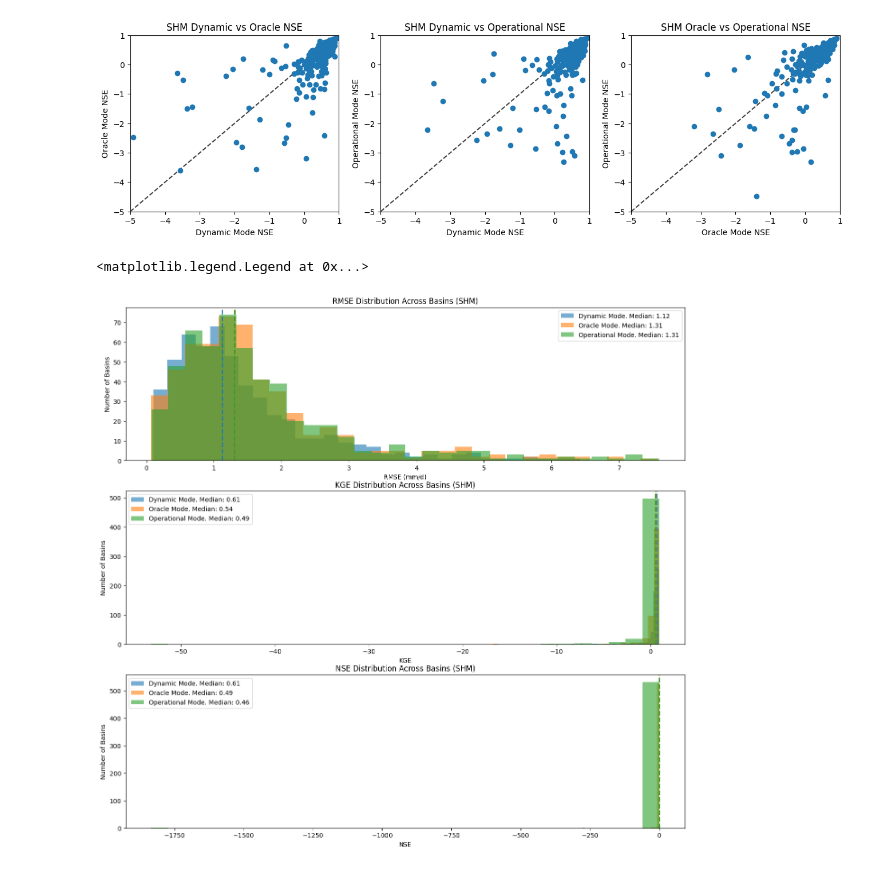
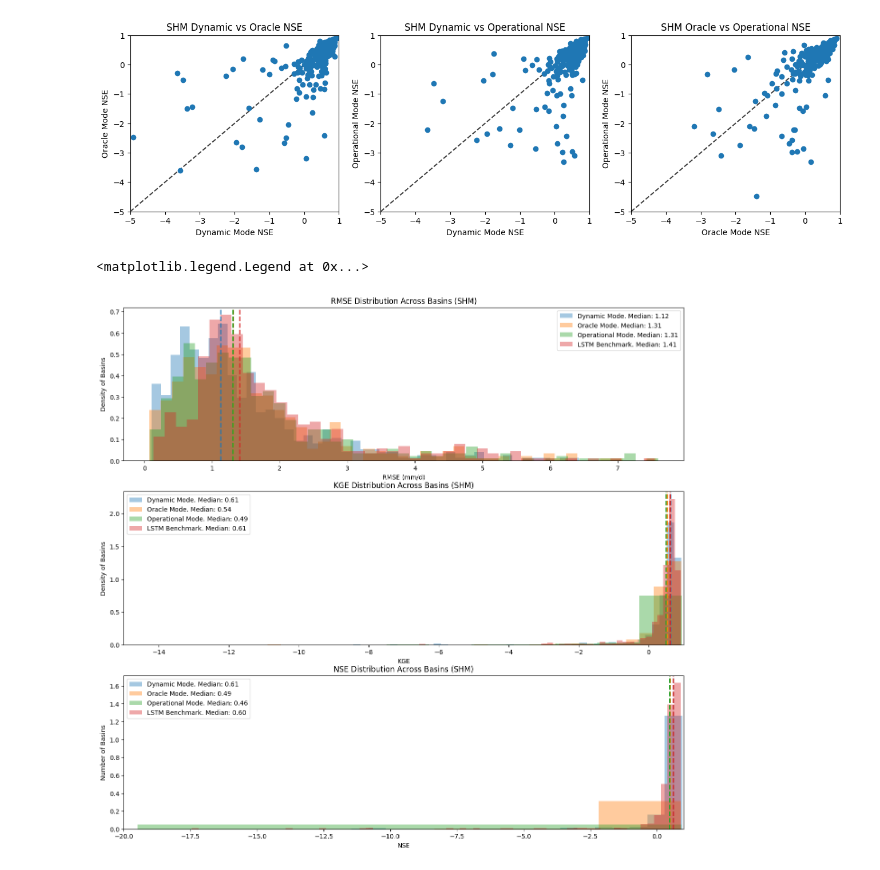
Before and after one commit to mines-ciroh/neuralhydrology-dcfe, a Jupyter notebook: examples/07-DCFE/Manuscript_Material.ipynb, the cells around one changed output. Cells and saved outputs as stored; diff of their text form; code cells hidden in the pictures.

```diff
--- a/examples/07-DCFE/Manuscript_Material.ipynb
+++ b/examples/07-DCFE/Manuscript_Material.ipynb
@@ -1039,13 +1024,19 @@ with open(shm_full_oracle_path / "test" / "model_epoch030" / "test_results.p", "
 shm_full_operational_path = Path("runs/EXP1_SHM_CAMELS_531basin_OperationalAvg_1702_160814")
 with open(shm_full_operational_path / "test" / "model_epoch030" / "test_results.p", "rb") as fp:
     shm_full_operational_results = pickle.load(fp)
+
+lstm_full_path =Path("runs/EXP1_LSTM_Full_CAMELS_Benchmark_Jonathan_2602_121938")
+#lstm_full_path = Path("runs/EXP1_LSTM_Full_CAMELS_Benchmark_2302_174640")
+with open(lstm_full_path / "test" / "model_epoch030" / "test_results.p", "rb") as fp:
+    lstm_full_results = pickle.load(fp)
 # %%
 basin_keys = list(shm_full_dynamic_results.keys())
 
 # Create dictionary to store results
 shm_full_metric_results = {'basin': [], 'dynamic_nse': [], 'dynamic_rmse': [], 'dynamic_kge': [],
                            'oracle_nse': [], 'oracle_rmse': [], 'oracle_kge': [],
-                     'operational_nse': [], 'operational_rmse': [], 'operational_kge': []}
+                     'operational_nse': [], 'operational_rmse': [], 'operational_kge': [],
+                     'lstm_nse': [], 'lstm_rmse': [], 'lstm_kge': []}
 
 # Dynamic Mode
 for basin in basin_keys:
@@ -1085,6 +1076,12 @@ for basin in basin_keys:
     operational_rmse = rmse(xr.DataArray(operational_agg_obs), xr.DataArray(operational_agg_sim))
     operational_kge = kge(xr.DataArray(operational_agg_obs), xr.DataArray(operational_agg_sim))
 
+    lstm_sim = lstm_full_results[basin]['1D']['xr']['QObs(mm/d)_sim']
+    lstm_obs = lstm_full_results[basin]['1D']['xr']['QObs(mm/d)_obs']
+    lstm_nse = nse(lstm_obs.isel(time_step = 0), lstm_sim.isel(time_step = 0))
+    lstm_rmse = rmse(lstm_obs.isel(time_step = 0), lstm_sim.isel(time_step = 0))
+    lstm_kge = kge(lstm_obs.isel(time_step = 0), lstm_sim.isel(time_step = 0))
+
     # Append to results dictionary
     shm_full_metric_results['basin'].append(basin)
     shm_full_metric_results['dynamic_nse'].append(float(dynamic_nse))
@@ -1096,6 +1093,9 @@ for basin in basin_keys:
     shm_full_metric_results['operational_nse'].append(float(operational_nse))
     shm_full_metric_results['operational_rmse'].append(float(operational_rmse))
     shm_full_metric_results['operational_kge'].append(float(operational_kge))
+    shm_full_metric_results['lstm_nse'].append(float(lstm_nse))
+    shm_full_metric_results['lstm_rmse'].append(float(lstm_rmse))
+    shm_full_metric_results['lstm_kge'].append(float(lstm_kge))
 
 # Convert to DataFrame with basin as index
 shm_full_metrics = pd.DataFrame(shm_full_metric_results).set_index('basin')
@@ -1189,42 +1189,62 @@ ax[2].plot([-5, 1], [-5, 1], 'k--', alpha=0.75, zorder=0)
 [<matplotlib.lines.Line2D at 0x...>]
 [figure]
 # %%
-num_bins = 30
-a = 0.6
+num_bins = 45
+a = 0.4
 
 fig, ax = plt.subplots(3, 1, figsize=(16,15))
-ax[0].hist(shm_full_metrics['dynamic_rmse'], bins=num_bins, alpha=a, label='Dynamic Mode. Median: {:.2f}'.format(shm_full_metrics['dynamic_rmse'].median()))
+ax[0].hist(shm_full_metrics['dynamic_rmse'], bins=num_bins, alpha=a, density=True,
+           label='Dynamic Mode. Median: {:.2f}'.format(shm_full_metrics['dynamic_rmse'].median()))
 ax[0].axvline(shm_full_metrics['dynamic_rmse'].median(), color='tab:blue', linestyle='dashed', linewidth=2)
-ax[0].hist(shm_full_metrics['oracle_rmse'], bins=num_bins, alpha=a, label='Oracle Mode. Median: {:.2f}'.format(shm_full_metrics['oracle_rmse'].median()))
+ax[0].hist(shm_full_metrics['oracle_rmse'], bins=num_bins, alpha=a, density=True,
+           label='Oracle Mode. Median: {:.2f}'.format(shm_full_metrics['oracle_rmse'].median()))
 ax[0].axvline(shm_full_metrics['oracle_rmse'].median(), color='tab:orange', linestyle='dashed', linewidth=2)
-ax[0].hist(shm_full_metrics['operational_rmse'], bins=num_bins, alpha=a, label='Operational Mode. Median: {:.2f}'.format(shm_full_metrics['operational_rmse'].median()))
+ax[0].hist(shm_full_metrics['operational_rmse'], bins=num_bins, alpha=a, density=True,
+           label='Operational Mode. Median: {:.2f}'.format(shm_full_metrics['operational_rmse'].median()))
 ax[0].axvline(shm_full_metrics['operational_rmse'].median(), color='tab:green', linestyle='dashed', linewidth=2)
+ax[0].hist(shm_full_metrics['lstm_rmse'], bins=num_bins, alpha=a, density=True,
+           label='LSTM Benchmark. Median: {:.2f}'.format(shm_full_metrics['lstm_rmse'].median()))
+ax[0].axvline(shm_full_metrics['lstm_rmse'].median(), color='tab:red', linestyle='dashed', linewidth=2)
 ax[0].set_title("RMSE Distribution Across Basins (SHM)")
 ax[0].set_xlabel("RMSE (mm/d)")
-ax[0].set_ylabel("Number of Basins")
+ax[0].set_ylabel("Density of Basins")
 ax[0].legend()
 
-ax[1].hist(shm_full_metrics['dynamic_kge'], bins=num_bins, alpha=a, label='Dynamic Mode. Median: {:.2f}'.format(shm_full_metrics['dynamic_kge'].median()))
+ax[1].hist(shm_full_metrics['dynamic_kge'], bins=num_bins, alpha=a, density=True,
+           label='Dynamic Mode. Median: {:.2f}'.format(shm_full_metrics['dynamic_kge'].median()))
 ax[1].axvline(shm_full_metrics['dynamic_kge'].median(), color='tab:blue', linestyle='dashed', linewidth=2)
-ax[1].hist(shm_full_metrics['oracle_kge'], bins=num_bins, alpha=a, label='Oracle Mode. Median: {:.2f}'.format(shm_full_metrics['oracle_kge'].median()))
+ax[1].hist(shm_full_metrics['oracle_kge'], bins=num_bins, alpha=a, density=True,
+           label='Oracle Mode. Median: {:.2f}'.format(shm_full_metrics['oracle_kge'].median()))
 ax[1].axvline(shm_full_metrics['oracle_kge'].median(), color='tab:orange', linestyle='dashed', linewidth=2)
-ax[1].hist(shm_full_metrics['operational_kge'], bins=num_bins, alpha=a, label='Operational Mode. Median: {:.2f}'.format(shm_full_metrics['operational_kge'].median()))
+ax[1].hist(shm_full_metrics['operational_kge'], bins=num_bins, alpha=a, density=True,
+           label='Operational Mode. Median: {:.2f}'.format(shm_full_metrics['operational_kge'].median()))
 ax[1].axvline(shm_full_metrics['operational_kge'].median(), color='tab:green', linestyle='dashed', linewidth=2)
+ax[1].hist(shm_full_metrics['lstm_kge'], bins=num_bins, alpha=a, density=True,
+           label='LSTM Benchmark. Median: {:.2f}'.format(shm_full_metrics['lstm_kge'].median()))
+ax[1].axvline(shm_full_metrics['lstm_kge'].median(), color='tab:red', linestyle='dashed', linewidth=2)
+ax[1].set_xlim(-15, 1)
 ax[1].set_title("KGE Distribution Across Basins (SHM)")
 ax[1].set_xlabel("KGE")
-ax[1].set_ylabel("Number of Basins")
+ax[1].set_ylabel("Density of Basins")
 ax[1].legend()
 
-ax[2].hist(shm_full_metrics['dynamic_nse'], bins=30, alpha=a, label='Dynamic Mode. Median: {:.2f}'.format(shm_full_metrics['dynamic_nse'].median()))
+ax[2].hist(shm_full_metrics['dynamic_nse'], bins = 2*num_bins, alpha=a, density=True,
+           label='Dynamic Mode. Median: {:.2f}'.format(shm_full_metrics['dynamic_nse'].median()))
 ax[2].axvline(shm_full_metrics['dynamic_nse'].median(), color='tab:blue', linestyle='dashed', linewidth=2)
-ax[2].hist(shm_full_metrics['oracle_nse'], bins=30, alpha=a, label='Oracle Mode. Median: {:.2f}'.format(shm_full_metrics['oracle_nse'].median()))
+ax[2].hist(shm_full_metrics['oracle_nse'], bins = 2*num_bins, alpha=a, density=True,
+           label='Oracle Mode. Median: {:.2f}'.format(shm_full_metrics['oracle_nse'].median()))
 ax[2].axvline(shm_full_metrics['oracle_nse'].median(), color='tab:orange', linestyle='dashed', linewidth=2)
-ax[2].hist(shm_full_metrics['operational_nse'], bins=30, alpha=a, label='Operational Mode. Median: {:.2f}'.format(shm_full_metrics['operational_nse'].median()))
+ax[2].hist(shm_full_metrics['operational_nse'], bins = 2*num_bins, alpha=a, density=True,
+           label='Operational Mode. Median: {:.2f}'.format(shm_full_metrics['operational_nse'].median()))
 ax[2].axvline(shm_full_metrics['operational_nse'].median(), color='tab:green', linestyle='dashed', linewidth=2)
+ax[2].hist(shm_full_metrics['lstm_nse'], bins = 2*num_bins, alpha=a, density=True,
+           label='LSTM Benchmark. Median: {:.2f}'.format(shm_full_metrics['lstm_nse'].median()))
+ax[2].axvline(shm_full_metrics['lstm_nse'].median(), color='tab:red', linestyle='dashed', linewidth=2)
+ax[2].set_xlim(-20, 1)
 ax[2].set_title("NSE Distribution Across Basins (SHM)")
 ax[2].set_xlabel("NSE")
 ax[2].set_ylabel("Number of Basins")
 ax[2].legend()
 # %% [output]
 <matplotlib.legend.Legend at 0x...>
-[figure, old version]
+[figure, new version]
```
Also changed, not shown: parts of 19 cells of this notebook, 7 other files.
